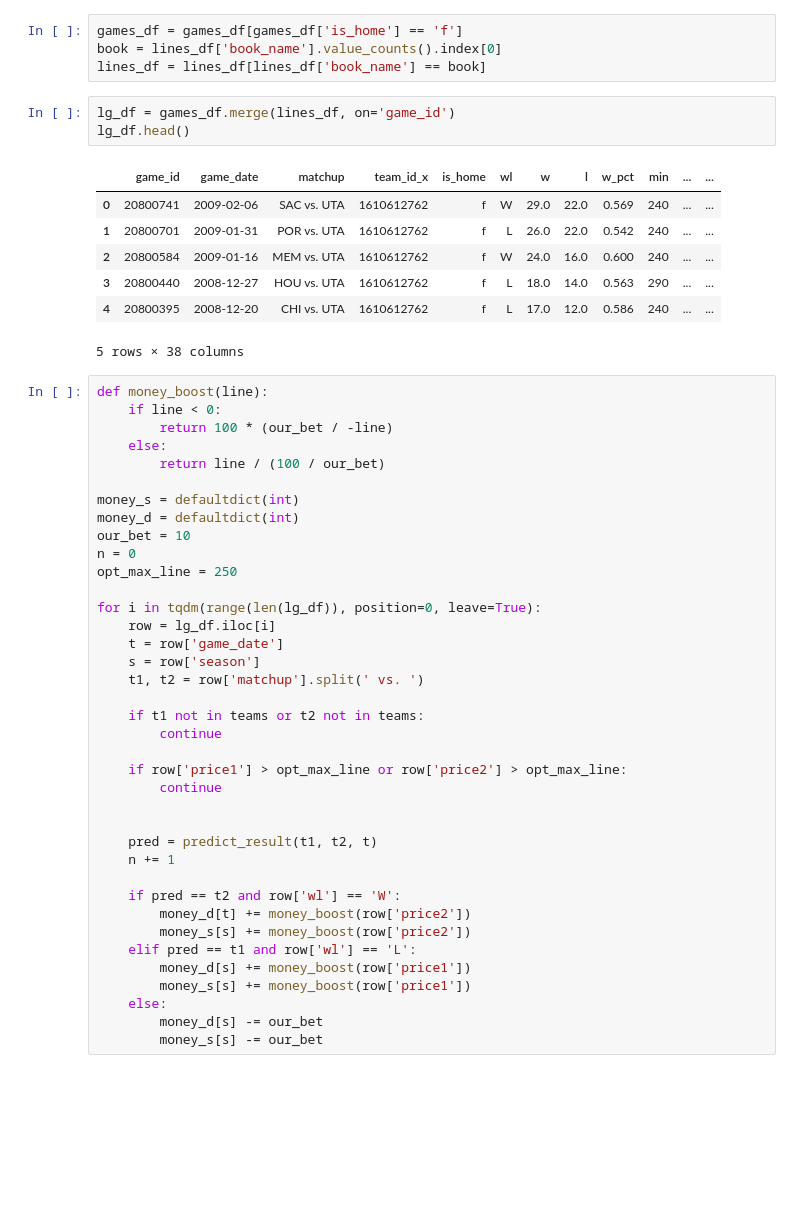
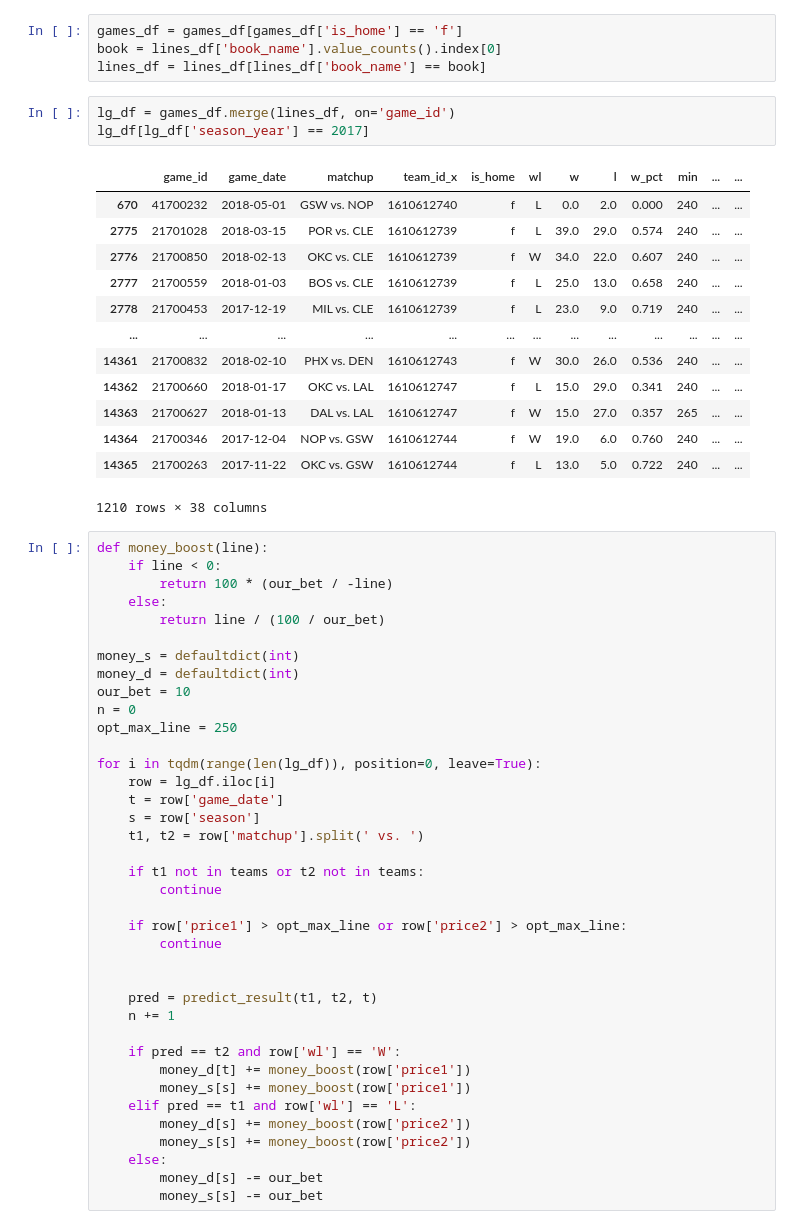
Before and after one commit to jgrodzicki/NBA-result-predictor, a Jupyter notebook: main.ipynb, the cells around one changed output. Saved outputs shown, nothing was run; the diff lists cells and outputs as text; blank space fills up the shorter version.

```diff
--- a/main.ipynb
+++ b/main.ipynb
@@ -247,15 +247,21 @@ book = lines_df['book_name'].value_counts().index[0]
 lines_df = lines_df[lines_df['book_name'] == book]
 # %%
 lg_df = games_df.merge(lines_df, on='game_id')
-lg_df.head()
+lg_df[lg_df['season_year'] == 2017]
 # %% [output]
 |  | game_id | game_date | matchup | team_id_x | is_home | wl | w | l | w_pct | min | ... | ... |
-| 0 | 20800741 | 2009-02-06 | SAC vs. UTA | 1610612762 | f | W | 29.0 | 22.0 | 0.569 | 240 | ... | ... |
-| 1 | 20800701 | 2009-01-31 | POR vs. UTA | 1610612762 | f | L | 26.0 | 22.0 | 0.542 | 240 | ... | ... |
-| 2 | 20800584 | 2009-01-16 | MEM vs. UTA | 1610612762 | f | W | 24.0 | 16.0 | 0.600 | 240 | ... | ... |
-| 3 | 20800440 | 2008-12-27 | HOU vs. UTA | 1610612762 | f | L | 18.0 | 14.0 | 0.563 | 290 | ... | ... |
-| 4 | 20800395 | 2008-12-20 | CHI vs. UTA | 1610612762 | f | L | 17.0 | 12.0 | 0.586 | 240 | ... | ... |
+| 670 | 41700232 | 2018-05-01 | GSW vs. NOP | 1610612740 | f | L | 0.0 | 2.0 | 0.000 | 240 | ... | ... |
+| 2775 | 21701028 | 2018-03-15 | POR vs. CLE | 1610612739 | f | L | 39.0 | 29.0 | 0.574 | 240 | ... | ... |
+| 2776 | 21700850 | 2018-02-13 | OKC vs. CLE | 1610612739 | f | W | 34.0 | 22.0 | 0.607 | 240 | ... | ... |
+| 2777 | 21700559 | 2018-01-03 | BOS vs. CLE | 1610612739 | f | L | 25.0 | 13.0 | 0.658 | 240 | ... | ... |
+| 2778 | 21700453 | 2017-12-19 | MIL vs. CLE | 1610612739 | f | L | 23.0 | 9.0 | 0.719 | 240 | ... | ... |
+| ... | ... | ... | ... | ... | ... | ... | ... | ... | ... | ... | ... | ... |
+| 14361 | 21700832 | 2018-02-10 | PHX vs. DEN | 1610612743 | f | W | 30.0 | 26.0 | 0.536 | 240 | ... | ... |
+| 14362 | 21700660 | 2018-01-17 | OKC vs. LAL | 1610612747 | f | L | 15.0 | 29.0 | 0.341 | 240 | ... | ... |
+| 14363 | 21700627 | 2018-01-13 | DAL vs. LAL | 1610612747 | f | W | 15.0 | 27.0 | 0.357 | 265 | ... | ... |
+| 14364 | 21700346 | 2017-12-04 | NOP vs. GSW | 1610612744 | f | W | 19.0 | 6.0 | 0.760 | 240 | ... | ... |
+| 14365 | 21700263 | 2017-11-22 | OKC vs. GSW | 1610612744 | f | L | 13.0 | 5.0 | 0.722 | 240 | ... | ... |
-5 rows × 38 columns
+1210 rows × 38 columns
 # %%
 def money_boost(line):
     if line < 0:
@@ -286,11 +292,11 @@ for i in tqdm(range(len(lg_df)), position=0, leave=True):
     n += 1
 
     if pred == t2 and row['wl'] == 'W':
-        money_d[t] += money_boost(row['price2'])
+        money_d[t] += money_boost(row['price1'])
+        money_s[s] += money_boost(row['price1'])
+    elif pred == t1 and row['wl'] == 'L':
+        money_d[s] += money_boost(row['price2'])
         money_s[s] += money_boost(row['price2'])
-    elif pred == t1 and row['wl'] == 'L':
-        money_d[s] += money_boost(row['price1'])
-        money_s[s] += money_boost(row['price1'])
     else:
         money_d[s] -= our_bet
         money_s[s] -= our_bet
```
Also changed, not shown: parts of 3 cells of this notebook.
